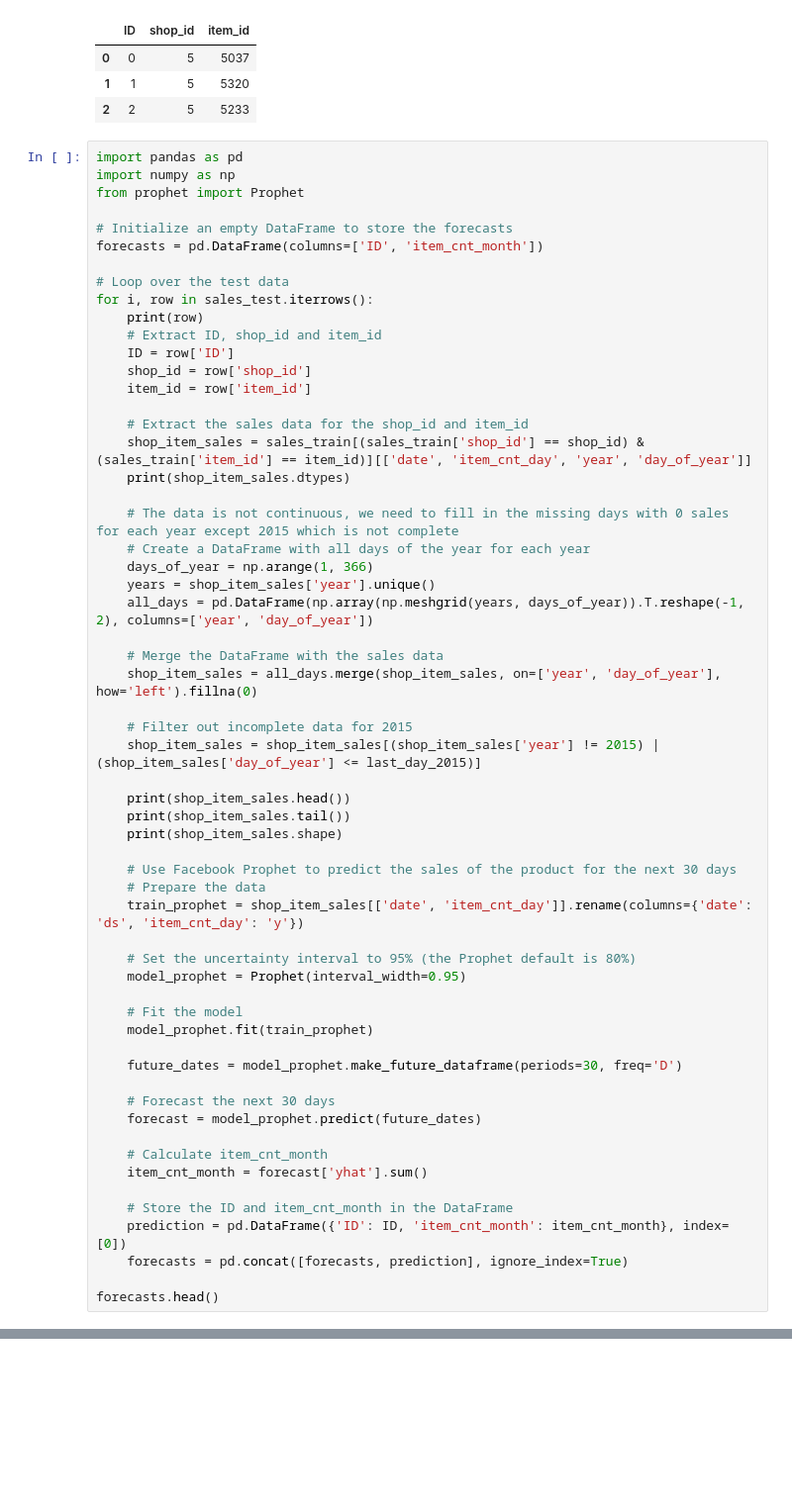
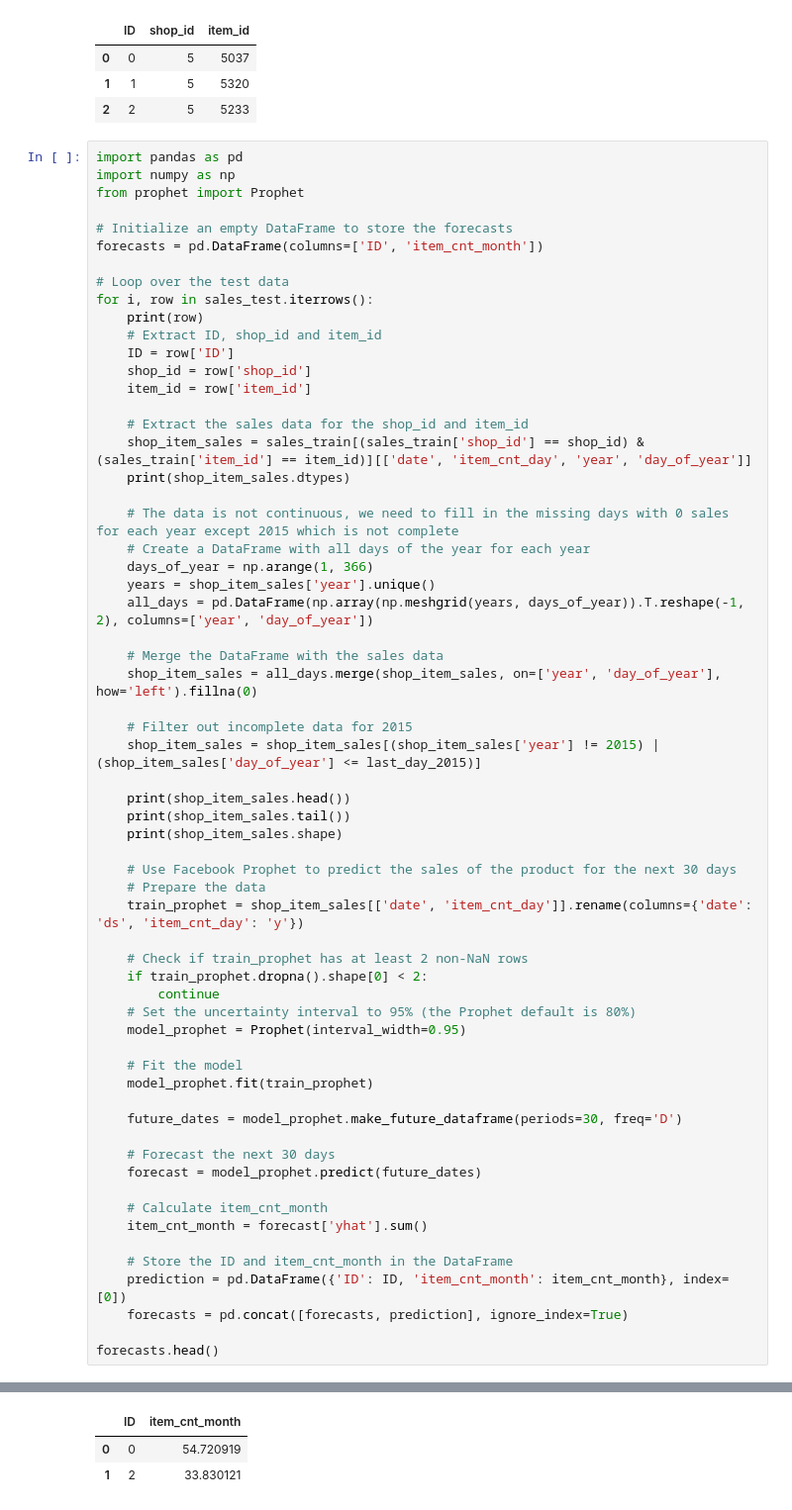
Before and after one commit to naveen-malla/Kaggle-Projects, a Jupyter notebook: Predict Future Sales/predict.ipynb, the cells around one changed output, grey strips where cells are left out. Shown at 99% size. Drawn from its saved outputs; the diff is of its cells as text; blank space fills up the shorter version.

Commit message:
skip if train_prophet has at least 2 non-NaN rows

```diff
--- a/Predict Future Sales/predict.ipynb
+++ b/Predict Future Sales/predict.ipynb
@@ -475,6 +475,9 @@ for i, row in sales_test.iterrows():
     # Prepare the data
     train_prophet = shop_item_sales[['date', 'item_cnt_day']].rename(columns={'date': 'ds', 'item_cnt_day': 'y'})
 
+    # Check if train_prophet has at least 2 non-NaN rows
+    if train_prophet.dropna().shape[0] < 2:
+        continue
     # Set the uncertainty interval to 95% (the Prophet default is 80%)
     model_prophet = Prophet(interval_width=0.95)
 
@@ -537,0 +543,3 @@ ValueError: Dataframe has less than 2 non-NaN rows.
+|  | ID | item_cnt_month |
+| 0 | 0 | 54.720919 |
+| 1 | 2 | 33.830121 |
```
Also changed, not shown: parts of 1 cell of this notebook.
